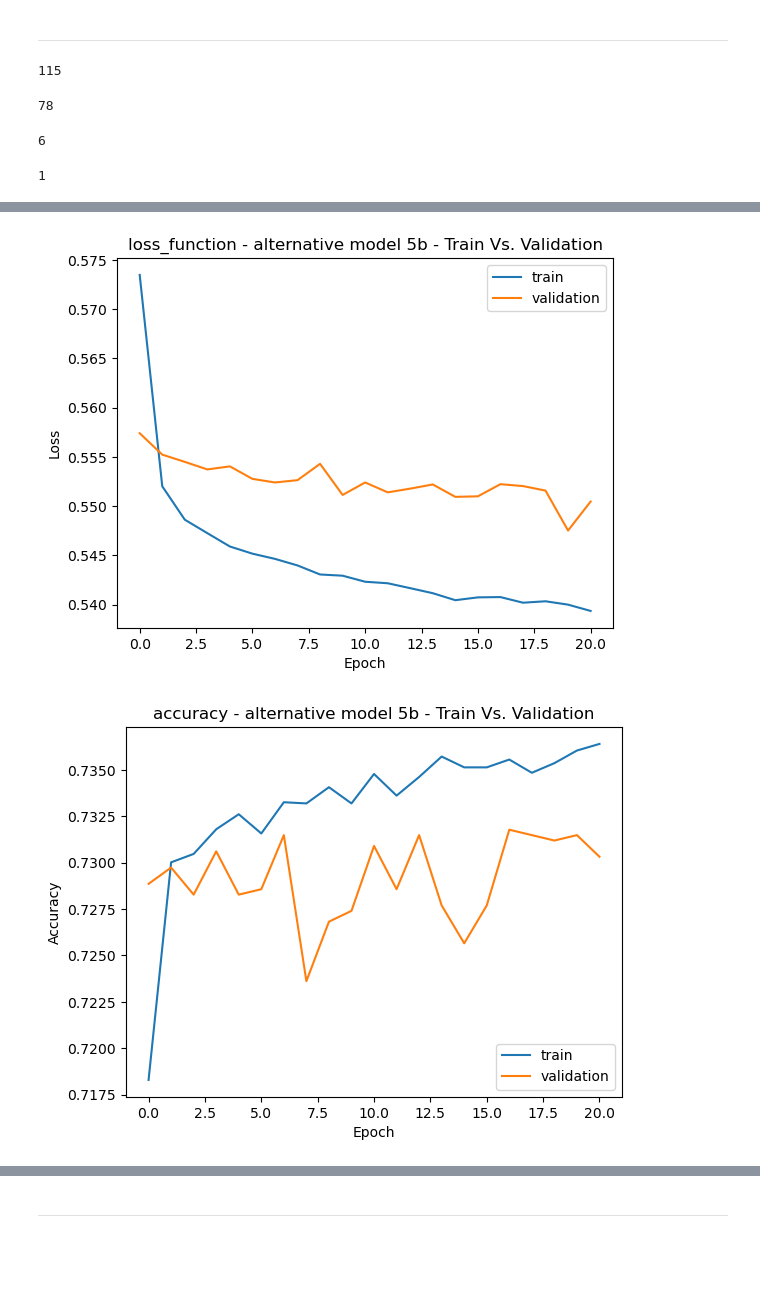
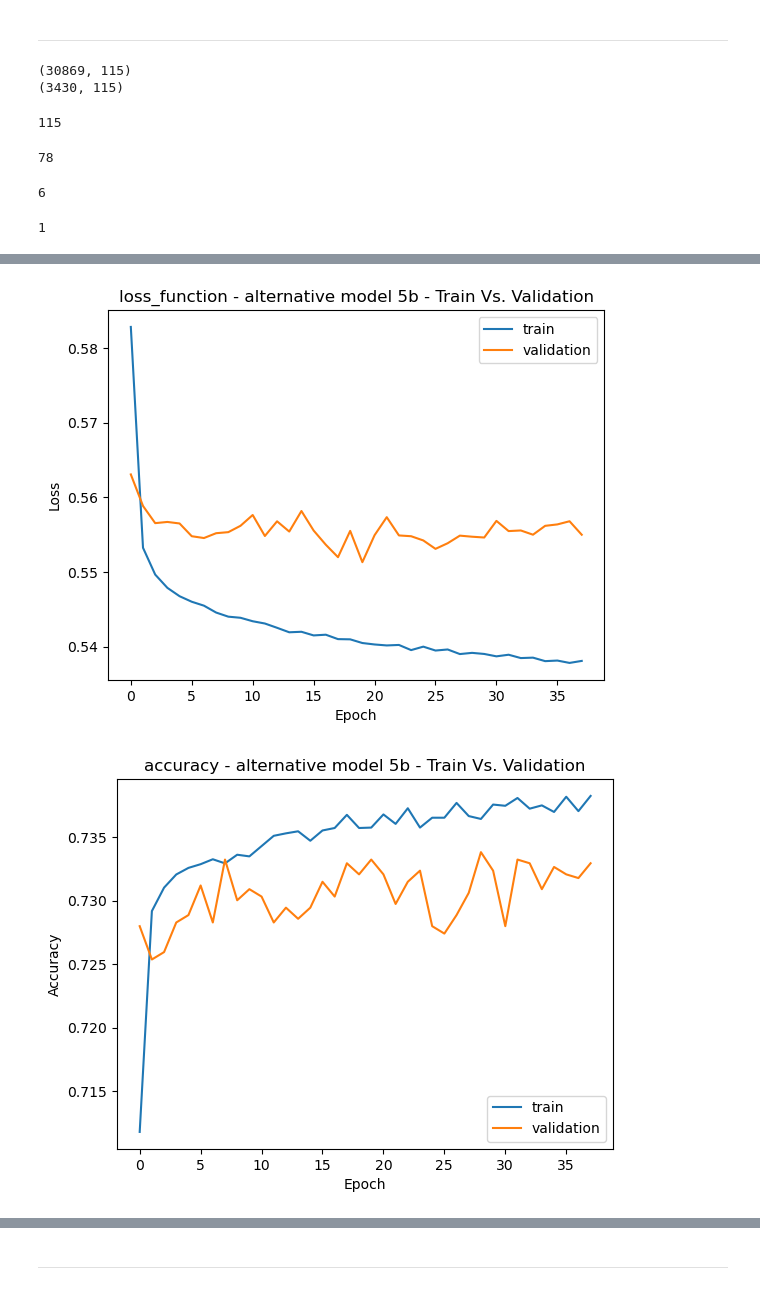
Before and after one commit to Billie-LS/DeepL_Adventure_Angels, a Jupyter notebook: venture_funding_with_deep_learning.ipynb, the cells around one changed output, grey strips where cells are left out. Saved outputs shown, nothing was run; the diff lists cells and outputs as text; code cells hidden in the pictures; blank space fills up the shorter version.

```diff
--- a/venture_funding_with_deep_learning.ipynb
+++ b/venture_funding_with_deep_learning.ipynb
@@ -586,3 +585,10 @@ applicant_data_df['ASK_AMT'].plot(kind = 'box')
 # %% [output]
 <AxesSubplot: >
 [figure]
+# %%
+# Data isolation branched copy - '_dupe1'
+X_train_scaled_dupe1 = X_train_scaled.copy()
+X_test_scaled_dupe1 = X_test_scaled.copy()
+# Features count
+display(X_train_scaled_dupe1.shape)
+display(X_test_scaled_dupe1.shape)
@@ -589,7 +598,7 @@ applicant_data_df['ASK_AMT'].plot(kind = 'box')
 # %%
 # Drop ASK_AMT feature from X_train and X_test.
-X_train_scaled_A1 = X_train_scaled[:, 0:-1]
-X_test_scaled_A1 = X_test_scaled[:, 0:-1]
+X_train_scaled_A1 = X_train_scaled_dupe1[:, 0:-1]
+X_test_scaled_A1 = X_test_scaled_dupe1[:, 0:-1]
 
 # Checking the number of features
 print(X_train_scaled_A1.shape)
@@ -1412,5 +1501,20 @@ Loss: 0.5517755746841431, Accuracy: 0.7332361936569214
 # %% [markdown]
 ___
+# %%
+# Data isolation branched copy - '_dupe5c'
+X_train_scaled_dupe5c = X_train_scaled.copy()
+X_test_scaled_dupe5c = X_test_scaled.copy()
+
+# Drop ASK_AMT feature from X_train and X_test.
+X_train_scaled_dupe5c = X_train_scaled_dupe5c[:, 0:-1]
+X_test_scaled_dupe5c = X_test_scaled_dupe5c[:, 0:-1]
+
+# Checking the number of features
+print(X_train_scaled_dupe5c.shape)
+print(X_test_scaled_dupe5c.shape)
+# %% [output]
+(30869, 115)
+(3430, 115)
 # %%
 # Define the the number of inputs (features) to the model
 number_input_features = X_train_scaled_A1.shape[1]         # 115
@@ -1458,8 +1562,8 @@ keras_callbacks = [
 ]
 
 # Fit the model using 50 epochs and the training data
-model_A5c= nn_A5c.fit(X_train_scaled_A1, y_train, epochs=50,
-               validation_data=(X_test_scaled_A1, y_test),
+model_A5c= nn_A5c.fit(X_train_scaled_dupe5c, y_train, epochs=50,
+               validation_data=(X_test_scaled_dupe5c, y_test),
                validation_split=0.3, batch_size=64, verbose=True,
                callbacks = keras_callbacks #[tf.keras.callbacks.EarlyStopping(patience=20)]
               )
@@ -1483,7 +1587,7 @@ plt.legend(['train', 'validation'],loc=4)
 plt.show()
 
 # Evaluate the model loss and accuracy metrics using the evaluate method and the test data
-model_A5c_loss, model_A5c_accuracy = nn_A5c.evaluate(X_test_scaled_A1, y_test,verbose=2)
+model_A5c_loss, model_A5c_accuracy = nn_A5c.evaluate(X_test_scaled_dupe5c, y_test,verbose=2)
 # Display the model loss and accuracy results
 print(f'Loss: {model_A5c_loss}, Accuracy: {model_A5c_accuracy}')
 # %% [output]
@@ -1525,2 +1629,2 @@ Epoch 21/50
-[figure, old version]
+[figure, new version]
-[figure, old version]
+[figure, new version]
```
Also changed, not shown: parts of 48 cells of this notebook, 36 other files.
